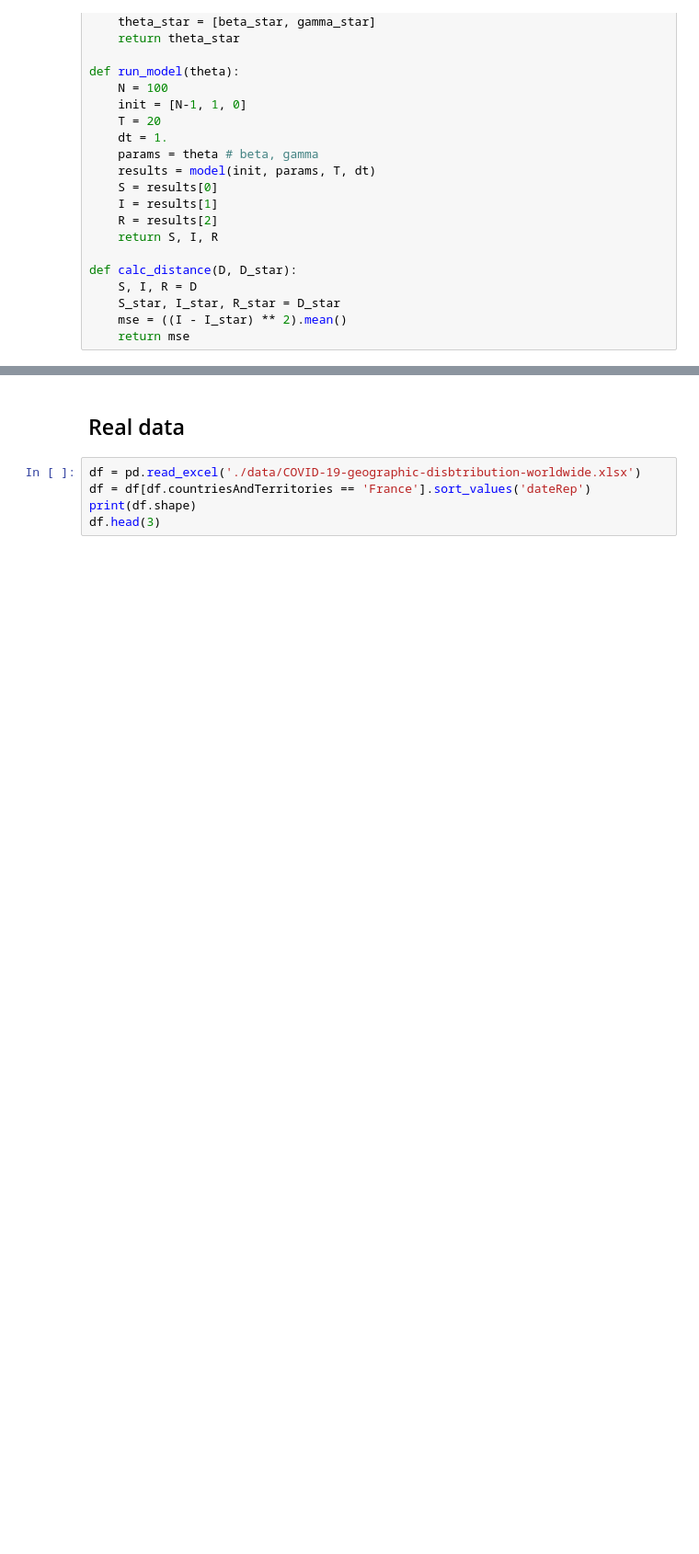
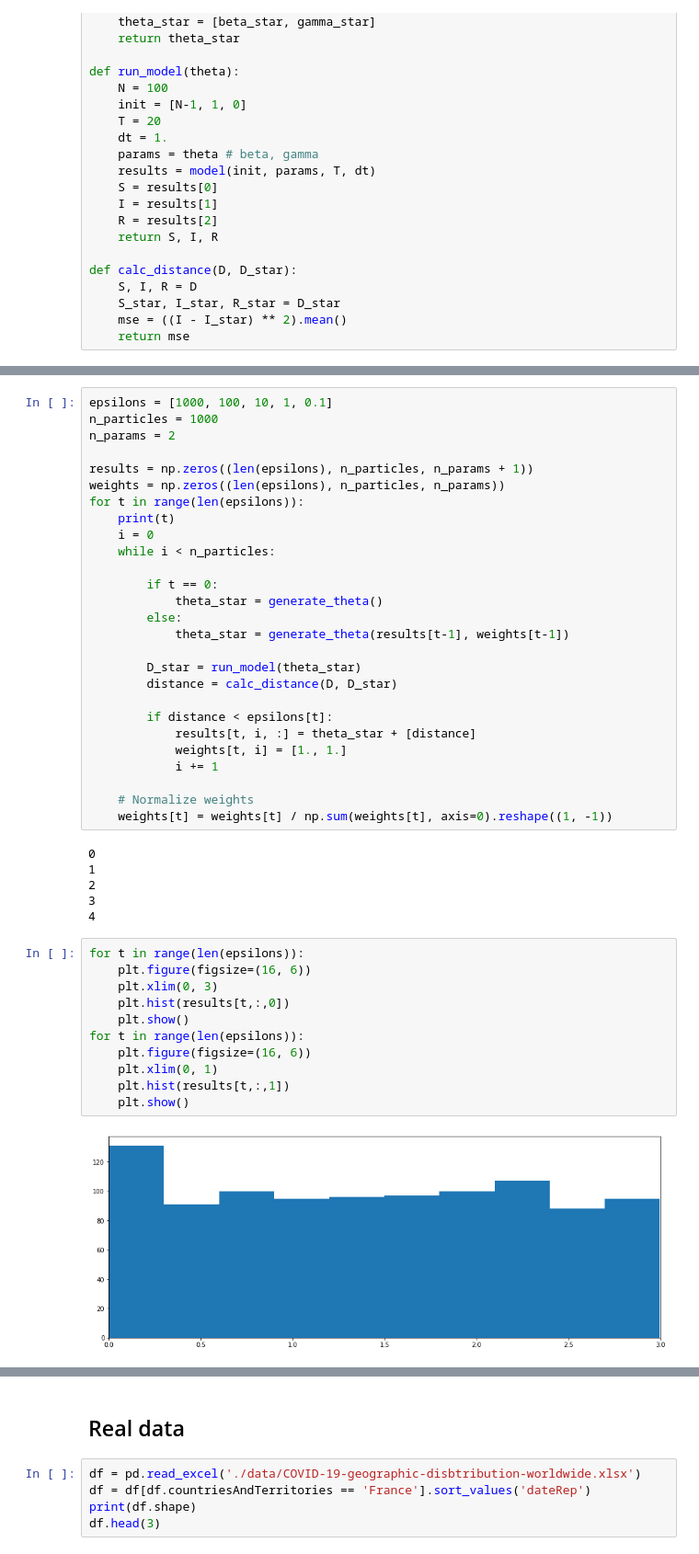
Before and after one commit to chloeskt/covid-19, a Jupyter notebook: ABC_SIR.ipynb, the cells around one changed output, grey strips where cells are left out. Shown: that part at 92% size. Cells and saved outputs as stored; diff of their text form; blank space fills up the shorter version.

```diff
--- a/ABC_SIR.ipynb
+++ b/ABC_SIR.ipynb
@@ -133,0 +184,46 @@ plt.show()
+# %%
+epsilons = [1000, 100, 10, 1, 0.1]
+n_particles = 1000
+n_params = 2
+
+results = np.zeros((len(epsilons), n_particles, n_params + 1))
+weights = np.zeros((len(epsilons), n_particles, n_params))
+for t in range(len(epsilons)):
+    print(t)
+    i = 0
+    while i < n_particles:
+
+        if t == 0:
+            theta_star = generate_theta()
+        else:
+            theta_star = generate_theta(results[t-1], weights[t-1])
+
+        D_star = run_model(theta_star)
+        distance = calc_distance(D, D_star)
+
+        if distance < epsilons[t]:
+            results[t, i, :] = theta_star + [distance]
+            weights[t, i] = [1., 1.]
+            i += 1
+
+    # Normalize weights
+    weights[t] = weights[t] / np.sum(weights[t], axis=0).reshape((1, -1))
+# %% [output]
+0
+1
+2
+3
+4
+# %%
+for t in range(len(epsilons)):
+    plt.figure(figsize=(16, 6))
+    plt.xlim(0, 3)
+    plt.hist(results[t,:,0])
+    plt.show()
+for t in range(len(epsilons)):
+    plt.figure(figsize=(16, 6))
+    plt.xlim(0, 1)
+    plt.hist(results[t,:,1])
+    plt.show()
+# %% [output]
+[figure, added]
```
Also changed, not shown: parts of 18 cells of this notebook.
